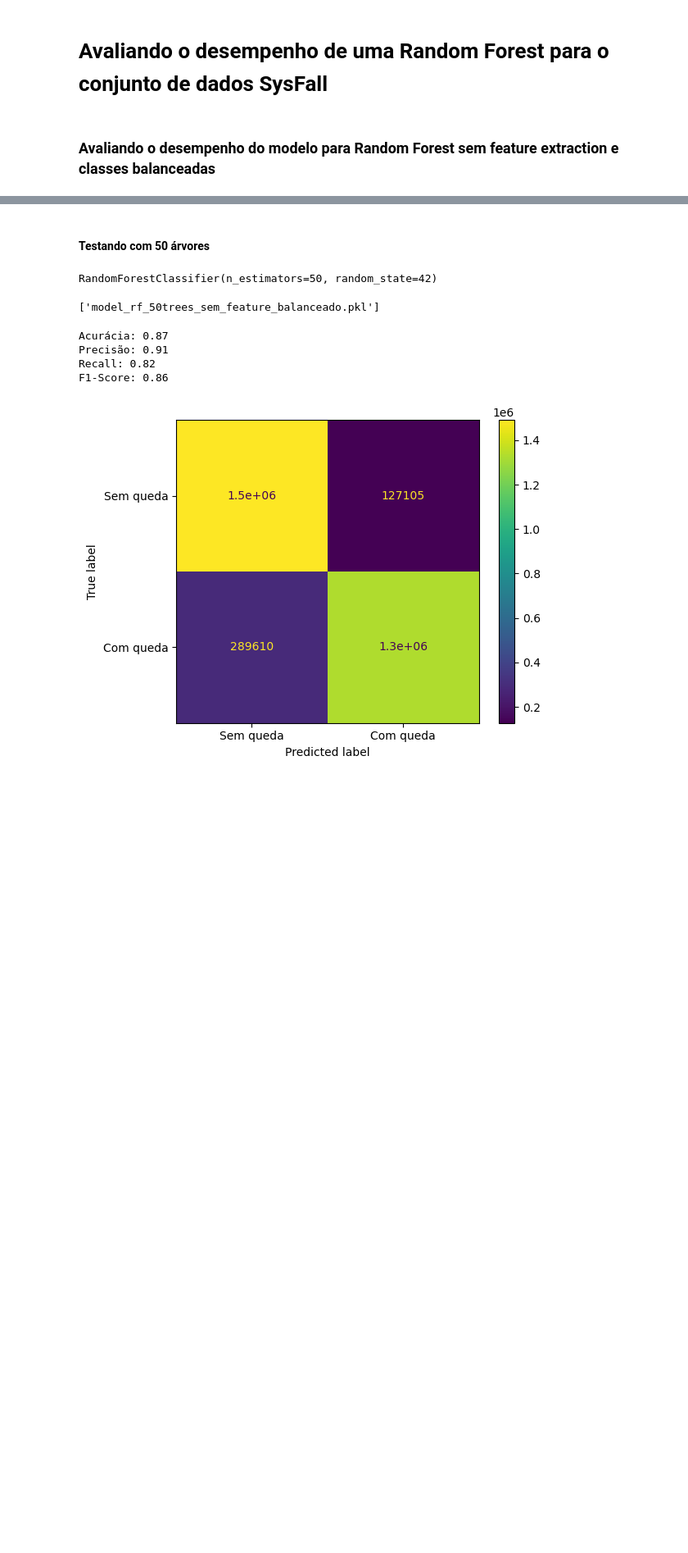
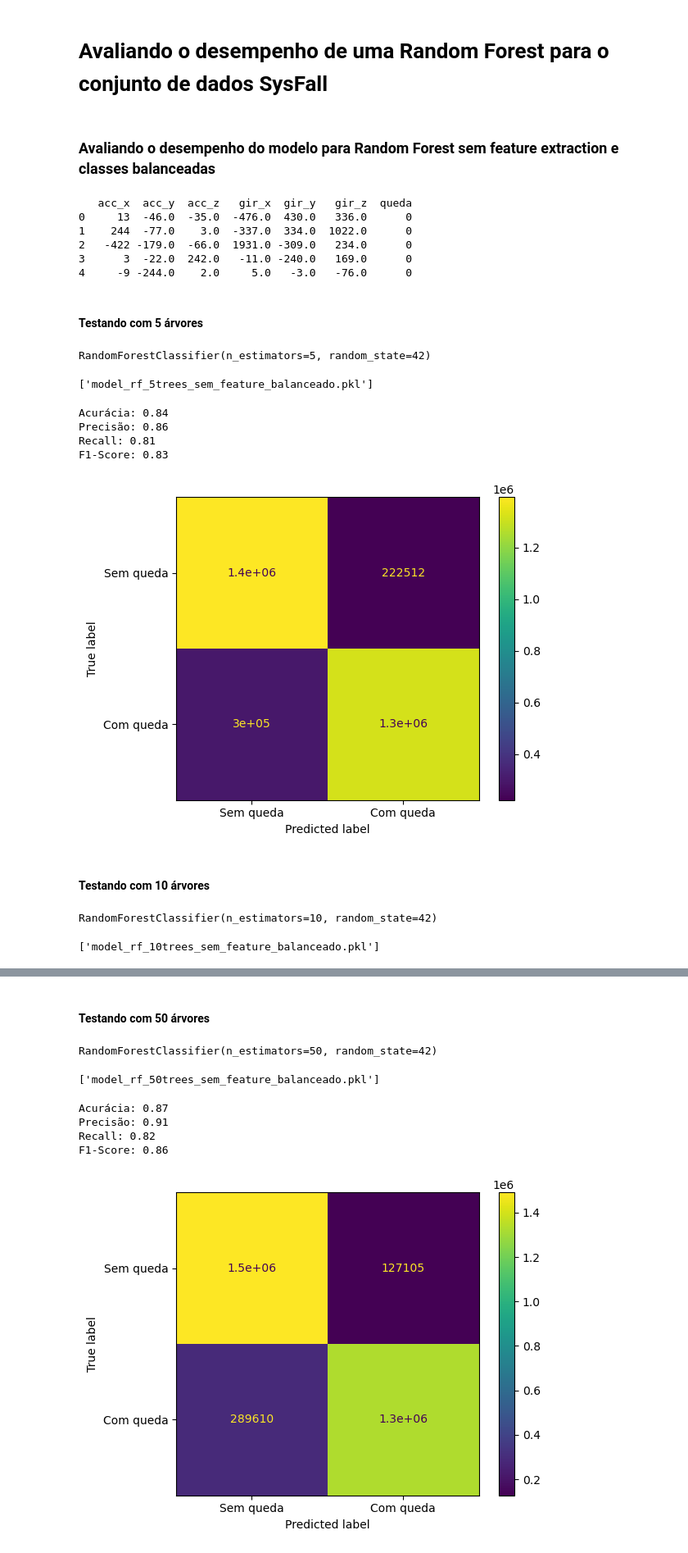
Before and after one commit to danielegsouza/elderly_fall_detection, a Jupyter notebook: random_forest_balanced_class.ipynb, the cells around one changed output, grey strips where cells are left out. Shown at 82% size. Drawn from its saved outputs; the diff is of its cells as text; code cells hidden in the pictures; blank space fills up the shorter version.

```diff
--- a/random_forest_balanced_class.ipynb
+++ b/random_forest_balanced_class.ipynb
@@ -26,3 +26,67 @@ y = dataset.iloc[:, -1]   # Última coluna como rótulo
 
 # Divide o dataset em conjuntos de treino e teste
 X_train, X_test, y_train, y_test = train_test_split(X, y, test_size=0.3, random_state=42)
+# %%
+print(dataset.head())
+# %% [output]
+   acc_x  acc_y  acc_z   gir_x  gir_y   gir_z  queda
+0     13  -46.0  -35.0  -476.0  430.0   336.0      0
+1    244  -77.0    3.0  -337.0  334.0  1022.0      0
+2   -422 -179.0  -66.0  1931.0 -309.0   234.0      0
+3      3  -22.0  242.0   -11.0 -240.0   169.0      0
+4     -9 -244.0    2.0     5.0   -3.0   -76.0      0
+# %% [markdown]
+#### Testando com 5 árvores
+# %%
+# Treinando o modelo para random forest classifier
+model_rf = RandomForestClassifier(n_estimators=5, random_state=42)
+model_rf.fit(X_train, y_train)
+# %% [output]
+RandomForestClassifier(n_estimators=5, random_state=42)
+# %%
+# Salvar o modelo treinado
+joblib.dump(model_rf, 'model_rf_5trees_sem_feature_balanceado.pkl')
+# %% [output]
+['model_rf_5trees_sem_feature_balanceado.pkl']
+# %%
+# Testando o modelo a partir do modelo salvo
+model_rf = joblib.load('model_rf_5trees_sem_feature_balanceado.pkl')
+y_pred_rf = model_rf.predict(X_test)
+
+# Calcula a acurácia, precisão, recall e f1-score
+accuracy_rf = accuracy_score(y_test, y_pred_rf)
+print(f'Acurácia: {accuracy_rf:.2f}')
+
+precision_rf = precision_score(y_test, y_pred_rf)
+print(f'Precisão: {precision_rf:.2f}')
+
+recall_rf = recall_score(y_test, y_pred_rf)
+print(f'Recall: {recall_rf:.2f}')
+
+f1_rf = f1_score(y_test, y_pred_rf)
+print(f'F1-Score: {f1_rf:.2f}')
+
+# Plotar a matriz de confusão de forma formatada
+cm = confusion_matrix(y_test, y_pred_rf)
+disp = ConfusionMatrixDisplay(confusion_matrix=cm, display_labels=['Sem queda', 'Com queda'])
+disp.plot()
+plt.show()
+# %% [output]
+Acurácia: 0.84
+Precisão: 0.86
+Recall: 0.81
+F1-Score: 0.83
+[figure, added]
+# %% [markdown]
+#### Testando com 10 árvores
+# %%
+# Treinando o modelo para random forest classifier
+model_rf = RandomForestClassifier(n_estimators=10, random_state=42)
+model_rf.fit(X_train, y_train)
+# %% [output]
+RandomForestClassifier(n_estimators=10, random_state=42)
+# %%
+# Salvar o modelo treinado
+joblib.dump(model_rf, 'model_rf_10trees_sem_feature_balanceado.pkl')
+# %% [output]
+['model_rf_10trees_sem_feature_balanceado.pkl']
```
Also changed, not shown: parts of 4 cells of this notebook, 4 other files.
